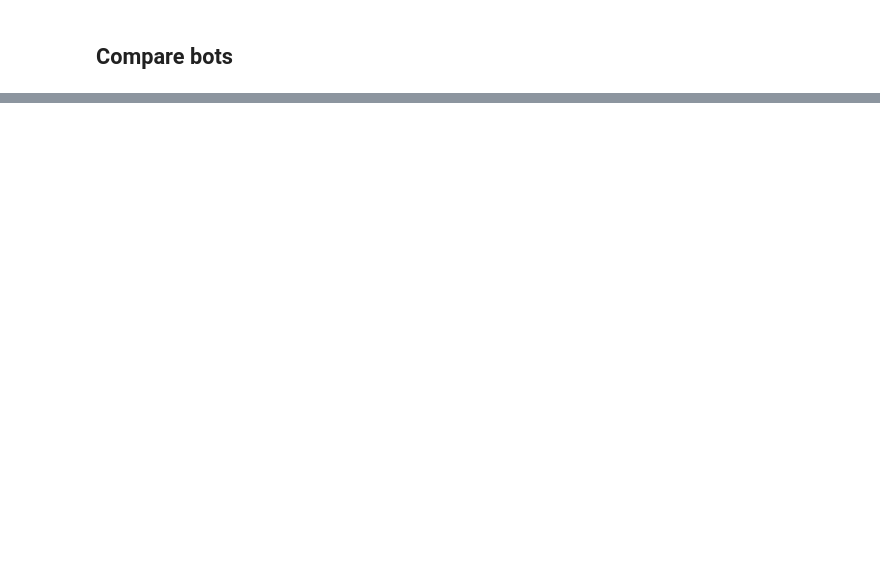
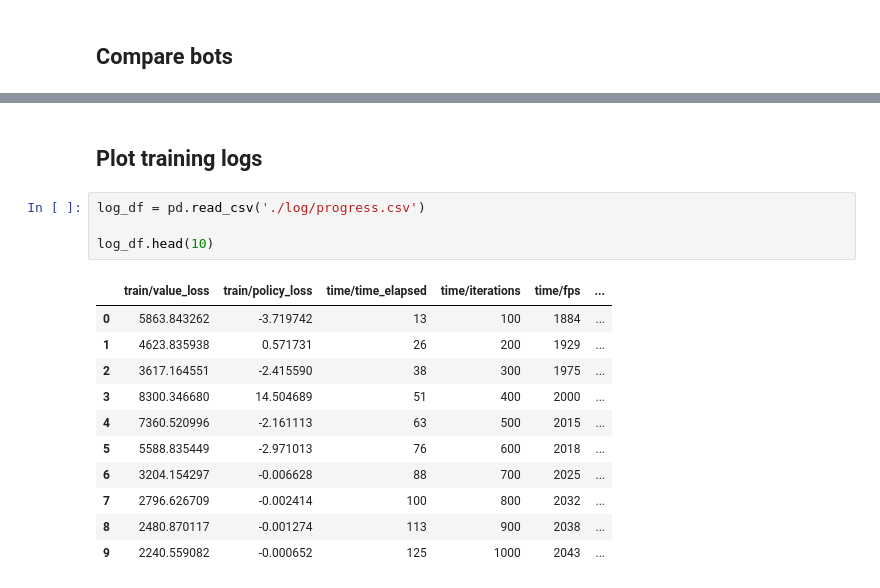
Before and after one commit to adam-handke/blockade, a Jupyter notebook: training/reinforcement-learning.ipynb, the cells around one changed output, grey strips where cells are left out. Saved outputs shown, nothing was run; the diff lists cells and outputs as text; blank space fills up the shorter version.

```diff
--- a/training/reinforcement-learning.ipynb
+++ b/training/reinforcement-learning.ipynb
@@ -384,0 +424,18 @@ make_bot_comparison(ReinforcementLearningBot(verbose=False, model_name='../playe
+# %% [markdown]
+## Plot training logs
+# %%
+log_df = pd.read_csv('./log/progress.csv')
+
+log_df.head(10)
+# %% [output]
+|  | train/value_loss | train/policy_loss | time/time_elapsed | time/iterations | time/fps | ... |
+| 0 | 5863.843262 | -3.719742 | 13 | 100 | 1884 | ... |
+| 1 | 4623.835938 | 0.571731 | 26 | 200 | 1929 | ... |
+| 2 | 3617.164551 | -2.415590 | 38 | 300 | 1975 | ... |
+| 3 | 8300.346680 | 14.504689 | 51 | 400 | 2000 | ... |
+| 4 | 7360.520996 | -2.161113 | 63 | 500 | 2015 | ... |
+| 5 | 5588.835449 | -2.971013 | 76 | 600 | 2018 | ... |
+| 6 | 3204.154297 | -0.006628 | 88 | 700 | 2025 | ... |
+| 7 | 2796.626709 | -0.002414 | 100 | 800 | 2032 | ... |
+| 8 | 2480.870117 | -0.001274 | 113 | 900 | 2038 | ... |
+| 9 | 2240.559082 | -0.000652 | 125 | 1000 | 2043 | ... |
```
Also changed, not shown: parts of 8 cells of this notebook, 4 other files.
